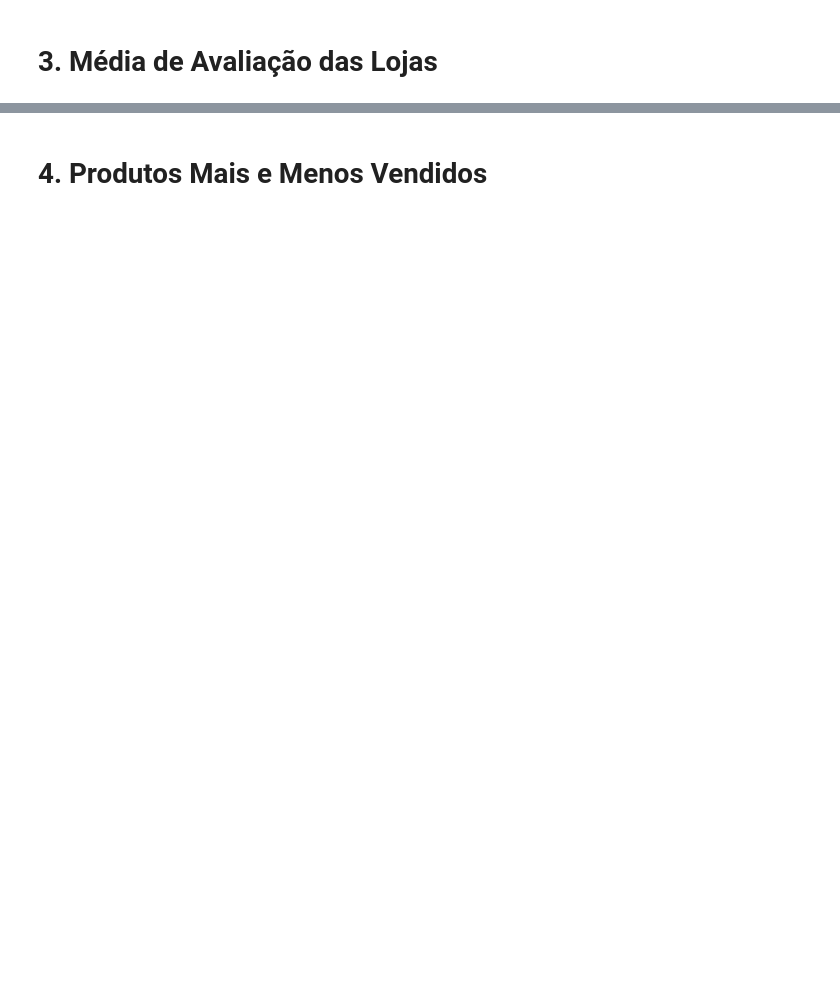
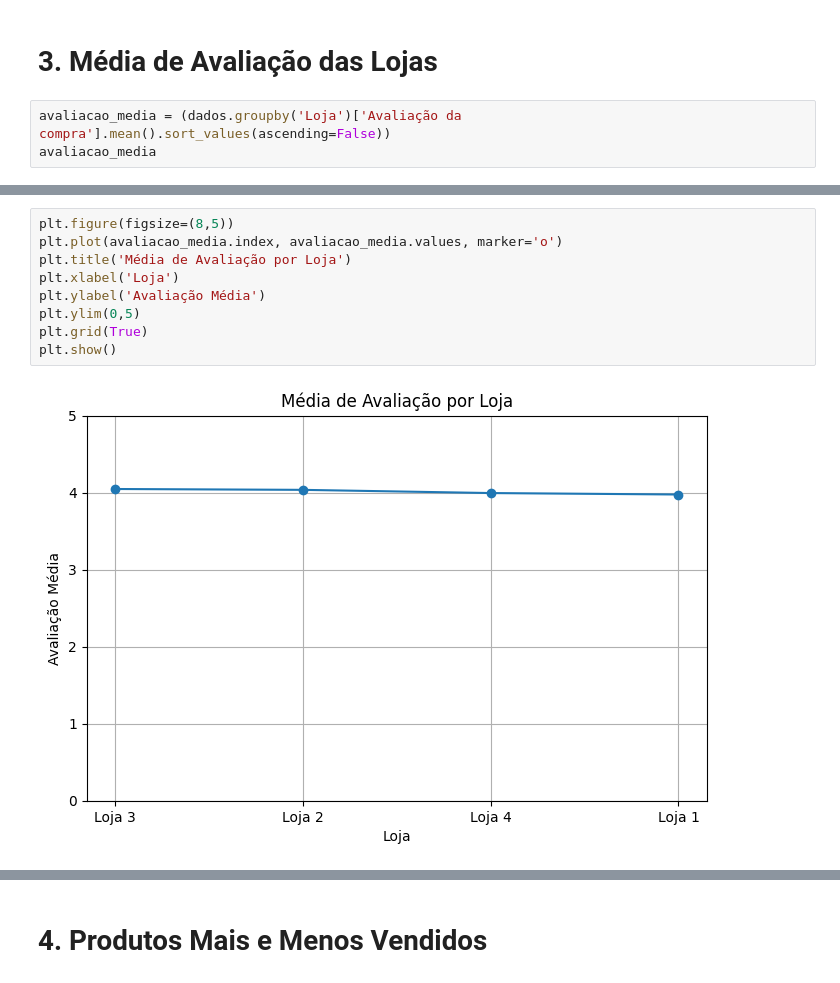
Before and after one commit to NathanCarvalho7/Alura_Store, a Jupyter notebook: AluraStoreBrasil.ipynb, the cells around one changed output, grey strips where cells are left out. Saved outputs shown, nothing was run; the diff lists cells and outputs as text; blank space fills up the shorter version.

```diff
--- a/AluraStoreBrasil.ipynb
+++ b/AluraStoreBrasil.ipynb
@@ -99,2 +227,5 @@ np.float64(5871490.790000001)
 # %% [markdown]
 # 3. Média de Avaliação das Lojas
+# %%
+avaliacao_media = (dados.groupby('Loja')['Avaliação da compra'].mean().sort_values(ascending=False))
+avaliacao_media
@@ -100,0 +240,11 @@ np.float64(5871490.790000001)
+# %%
+plt.figure(figsize=(8,5))
+plt.plot(avaliacao_media.index, avaliacao_media.values, marker='o')
+plt.title('Média de Avaliação por Loja')
+plt.xlabel('Loja')
+plt.ylabel('Avaliação Média')
+plt.ylim(0,5)
+plt.grid(True)
+plt.show()
+# %% [output]
+[figure, added]
```
Also changed, not shown: parts of 21 cells of this notebook.
